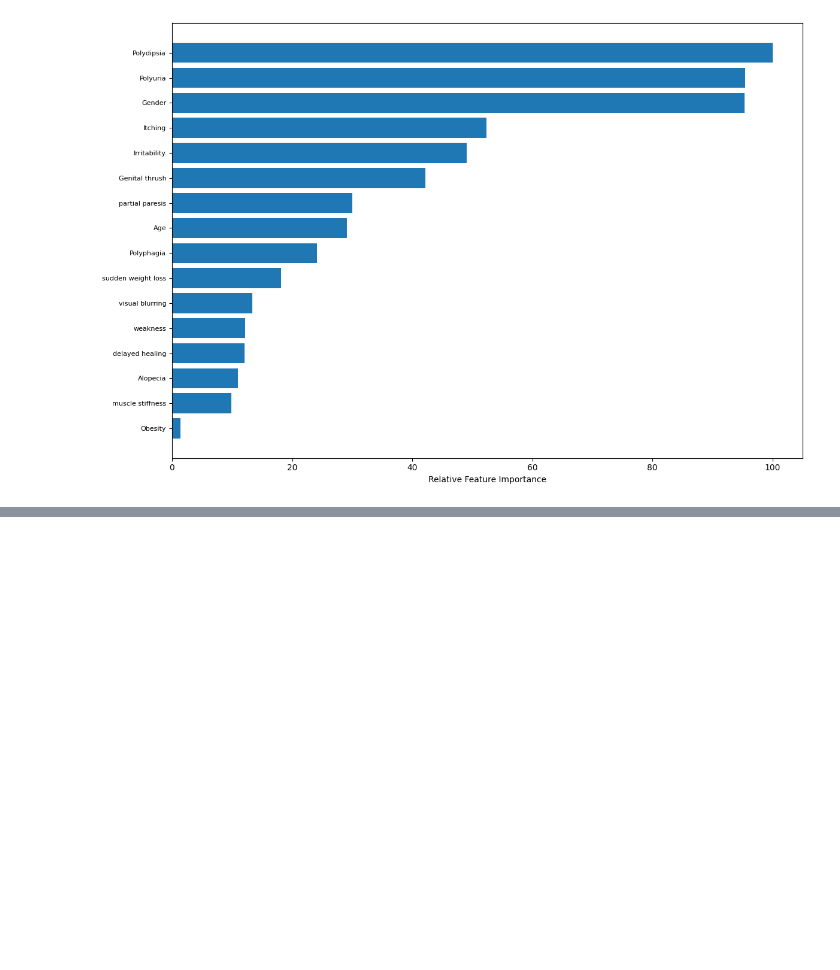
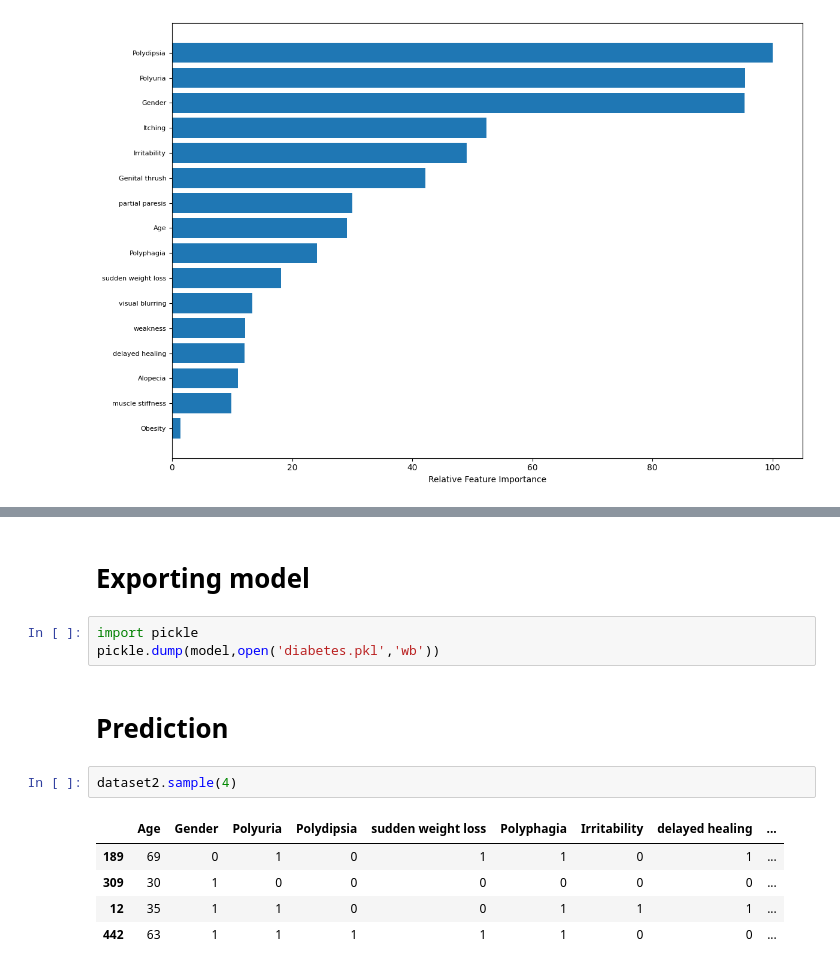
Before and after one commit to santoshw03/ML_and_Healthcare, a Jupyter notebook: modelToPredictDiabetes.ipynb, the cells around one changed output, grey strips where cells are left out. Drawn from its saved outputs; the diff is of its cells as text; blank space fills up the shorter version.

```diff
--- a/modelToPredictDiabetes.ipynb
+++ b/modelToPredictDiabetes.ipynb
@@ -457,0 +551,15 @@ feat_importances.sort_values().plot(kind="barh",figsize=(14, 8))
+# %% [markdown]
+# Exporting model
+# %%
+import pickle
+pickle.dump(model,open('diabetes.pkl','wb'))
+# %% [markdown]
+# Prediction
+# %%
+dataset2.sample(4)
+# %% [output]
+|  | Age | Gender | Polyuria | Polydipsia | sudden weight loss | Polyphagia | Irritability | delayed healing | ... |
+| 189 | 69 | 0 | 1 | 0 | 1 | 1 | 0 | 1 | ... |
+| 309 | 30 | 1 | 0 | 0 | 0 | 0 | 0 | 0 | ... |
+| 12 | 35 | 1 | 1 | 0 | 0 | 1 | 1 | 1 | ... |
+| 442 | 63 | 1 | 1 | 1 | 1 | 1 | 0 | 0 | ... |
```
Also changed, not shown: parts of 35 cells of this notebook.
